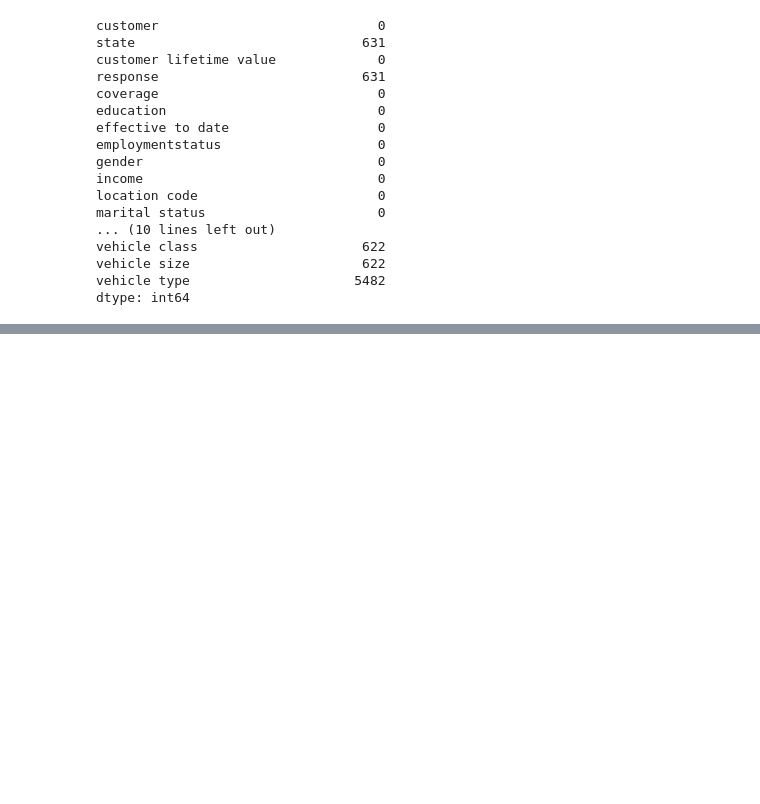
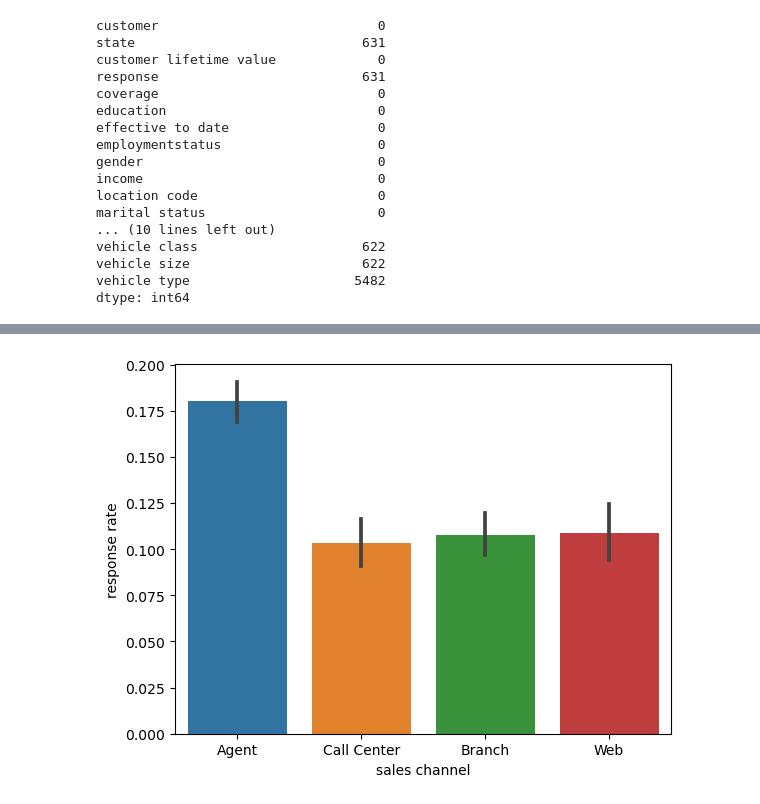
Before and after one commit to GorkaOu/lab-customer-analysis-round-2, a Jupyter notebook: files_for_lab/csv_files/Lab1 Round2.ipynb, the cells around one changed output, grey strips where cells are left out. Drawn from its saved outputs; the diff is of its cells as text; code cells hidden in the pictures; blank space fills up the shorter version.

```diff
--- a/files_for_lab/csv_files/Lab1 Round2.ipynb
+++ b/files_for_lab/csv_files/Lab1 Round2.ipynb
@@ -127,0 +402,11 @@ dtype: int64
+# %%
+file1['response rate'] = np.where(file1['response'] == "Yes", 1, 0)
+import matplotlib.pyplot as plt
+import seaborn as sns
+
+file1
+
+sns.barplot(x ='sales channel',y = "response rate", data = file1)
+plt.show()
+# %% [output]
+[figure, added]
```
Also changed, not shown: parts of 27 cells of this notebook.
